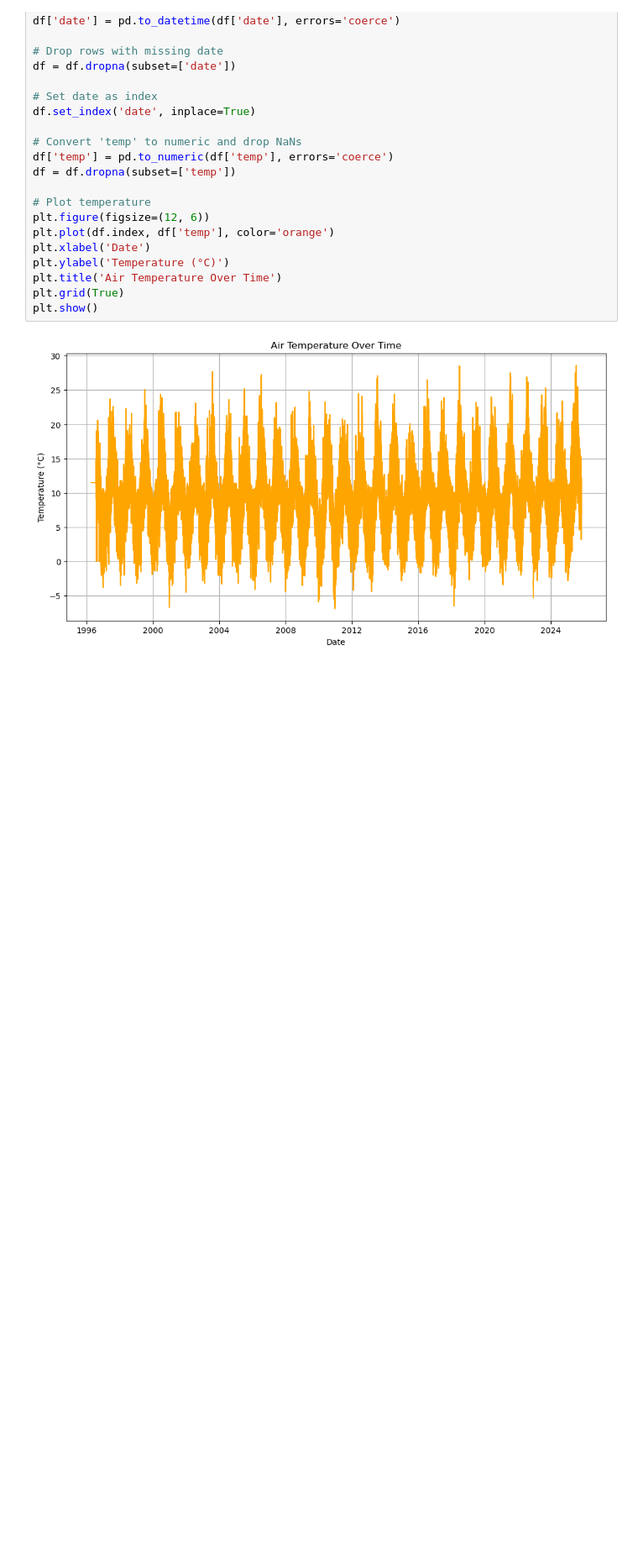
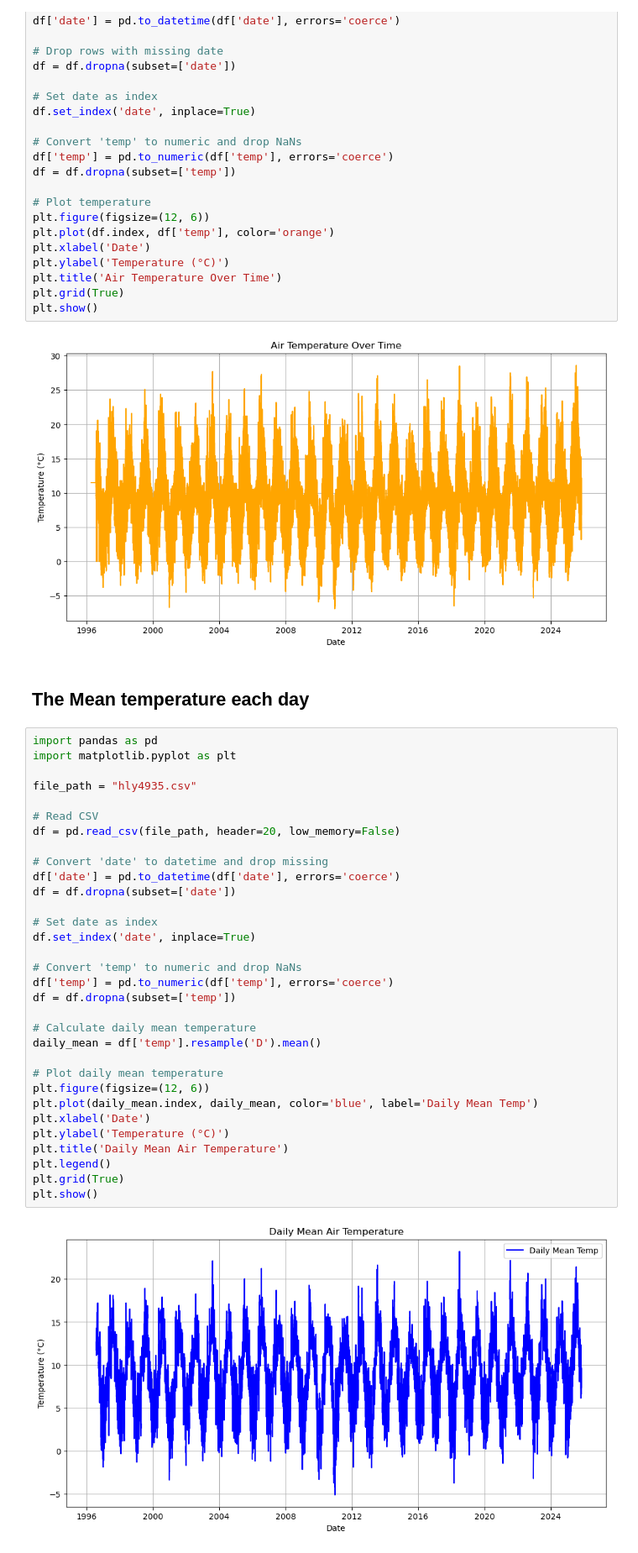
Before and after one commit to JoannaMnich/PFDA, a Jupyter notebook: assignments/assignment06-weather.ipynb, the cells around one changed output. Shown: that part at 84% size. Drawn from its saved outputs; the diff is of its cells as text; blank space fills up the shorter version.

Commit message:
titles of markdowns

```diff
--- a/assignments/assignment06-weather.ipynb
+++ b/assignments/assignment06-weather.ipynb
@@ -64,3 +64,39 @@ plt.grid(True)
 plt.show()
 # %% [output]
 [figure]
+# %% [markdown]
+## The Mean temperature each day
+# %%
+import pandas as pd
+import matplotlib.pyplot as plt
+
+file_path = "hly4935.csv"
+
+# Read CSV
+df = pd.read_csv(file_path, header=20, low_memory=False)
+
+# Convert 'date' to datetime and drop missing
+df['date'] = pd.to_datetime(df['date'], errors='coerce')
+df = df.dropna(subset=['date'])
+
+# Set date as index
+df.set_index('date', inplace=True)
+
+# Convert 'temp' to numeric and drop NaNs
+df['temp'] = pd.to_numeric(df['temp'], errors='coerce')
+df = df.dropna(subset=['temp'])
+
+# Calculate daily mean temperature
+daily_mean = df['temp'].resample('D').mean()
+
+# Plot daily mean temperature
+plt.figure(figsize=(12, 6))
+plt.plot(daily_mean.index, daily_mean, color='blue', label='Daily Mean Temp')
+plt.xlabel('Date')
+plt.ylabel('Temperature (°C)')
+plt.title('Daily Mean Air Temperature')
+plt.legend()
+plt.grid(True)
+plt.show()
+# %% [output]
+[figure, added]
```
Also changed, not shown: parts of 6 cells of this notebook.
